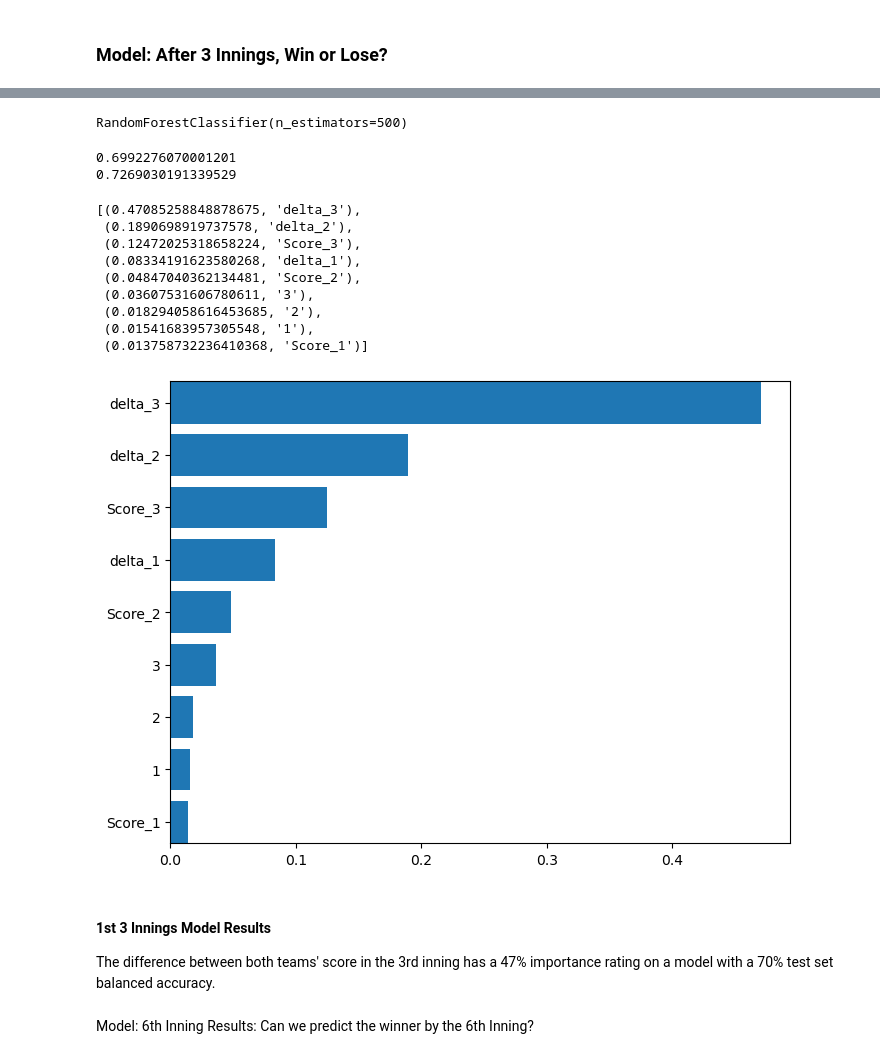
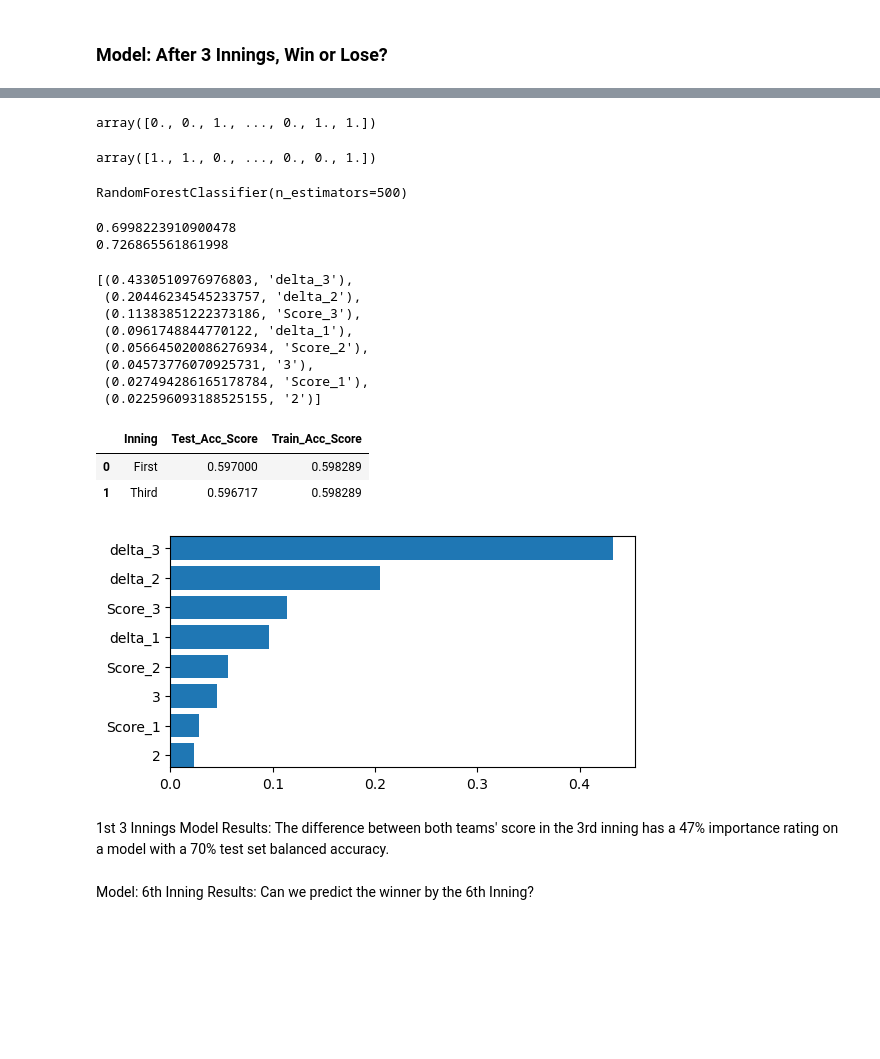
Before and after one commit to azcafriz13/Project_2_Drafts, a Jupyter notebook: Baseball_Game_Scores_Model.ipynb, the cells around one changed output, grey strips where cells are left out. Cells and saved outputs as stored; diff of their text form; code cells hidden in the pictures; blank space fills up the shorter version.

```diff
--- a/Baseball_Game_Scores_Model.ipynb
+++ b/Baseball_Game_Scores_Model.ipynb
@@ -426,7 +428,7 @@ L    12325
 W    12325
 Name: count, dtype: int64
 # %%
-# Drop columns not used in model
-df_clean_2 = df_clean_1.drop(columns=['Team','Game_ID','R','H','E','R-9','10','11','12','13','14','15','16','17','18','19']).copy()
+# Drop columns not used in model or redundant values
+df_clean_2 = df_clean_1.drop(columns=['Team','Game_ID','R','H','E','R-9','1','10','11','12','13','14','15','16','17','18','19']).copy()
 display(df_clean_2.head(15))
 # %% [output]
@@ -945,2 +822,16 @@ X_train.describe()
+# %%
+# Create a OneHotEncoder for Win-Loss Column
+encode_y = OneHotEncoder(drop='first', sparse_output=False)
+# Train the encoder
+encode_y.fit(y_train)
+# Apply it to both y_train and y_test
+# Use np.ravel to reshape for logistic regression
+y_train_encoded = np.ravel(encode_y.transform(y_train))
+y_test_encoded = np.ravel(encode_y.transform(y_test))
+display(y_train_encoded)
+display(y_test_encoded)
+# %% [output]
+array([0., 0., 1., ..., 0., 1., 1.])
+array([1., 1., 0., ..., 0., 0., 1.])
 # %%
 # Create and train a Random Forest model
@@ -958,8 +847,8 @@ print(balanced_accuracy_score(y_test_encoded, y_test_pred))
 y_train_pred = model.predict(X_train)
 print(balanced_accuracy_score(y_train_encoded, y_train_pred))
 # %% [output]
-0.6992276070001201
-0.7269030191339529
+0.6998223910900478
+0.726865561861998
 # %%
 # Get the feature importance array
 feature_importances = model.feature_importances_
@@ -967,35 +856,45 @@ feature_importances = model.feature_importances_
 importances_sorted = sorted(zip(feature_importances, X.columns), reverse=True)
 importances_sorted
 # %% [output]
-[(0.47085258848878675, 'delta_3'),
- (0.1890698919737578, 'delta_2'),
- (0.12472025318658224, 'Score_3'),
- (0.08334191623580268, 'delta_1'),
- (0.04847040362134481, 'Score_2'),
- (0.03607531606780611, '3'),
- (0.018294058616453685, '2'),
- (0.01541683957305548, '1'),
- (0.013758732236410368, 'Score_1')]
+[(0.4330510976976803, 'delta_3'),
+ (0.20446234545233757, 'delta_2'),
+ (0.11383851222373186, 'Score_3'),
+ (0.0961748844770122, 'delta_1'),
+ (0.056645020086276934, 'Score_2'),
+ (0.04573776070925731, '3'),
+ (0.027494286165178784, 'Score_1'),
+ (0.022596093188525155, '2')]
+# %%
+# Save Accuracy Scores
+bas_test = balanced_accuracy_score(y_test_encoded, y_test_pred)
+bas_train = balanced_accuracy_score(y_train_encoded, y_train_pred)
+
+row_2 = {'Inning': 'Third','Test_Acc_Score': bas_test, 'Train_Acc_Score': bas_train}
+df_accuracy_scores = df_accuracy_scores._append(row_2, ignore_index = True)
+display(df_accuracy_scores)
+# %% [output]
+|  | Inning | Test_Acc_Score | Train_Acc_Score |
+| 0 | First | 0.597000 | 0.598289 |
+| 1 | Third | 0.596717 | 0.598289 |
 # %%
 # Plot the feature importances
 features = sorted(zip(X.columns, feature_importances), key = lambda x: x[1])
 cols = [f[0] for f in features]
 width = [f[1] for f in features]
 
 fig, ax = plt.subplots()
 
-fig.set_size_inches(8,6)
+fig.set_size_inches(6,3)
 plt.margins(y=0.001)
 
 ax.barh(y=cols, width=width)
 
 plt.show()
 # %% [output]
-[figure, old version]
+[figure, new version]
 # %% [markdown]
-#### 1st 3 Innings Model Results
-The difference between both teams' score in the 3rd inning has a 47% importance
-rating on a model with a 70% test set balanced accuracy.
+1st 3 Innings Model Results: The difference between both teams' score in the 3rd
+inning has a 47% importance rating on a model with a 70% test set balanced accuracy.
 # %% [markdown]
 Model:  6th Inning Results:  Can we predict the winner by the 6th Inning?
 # %%
```
Also changed, not shown: parts of 54 cells of this notebook.
